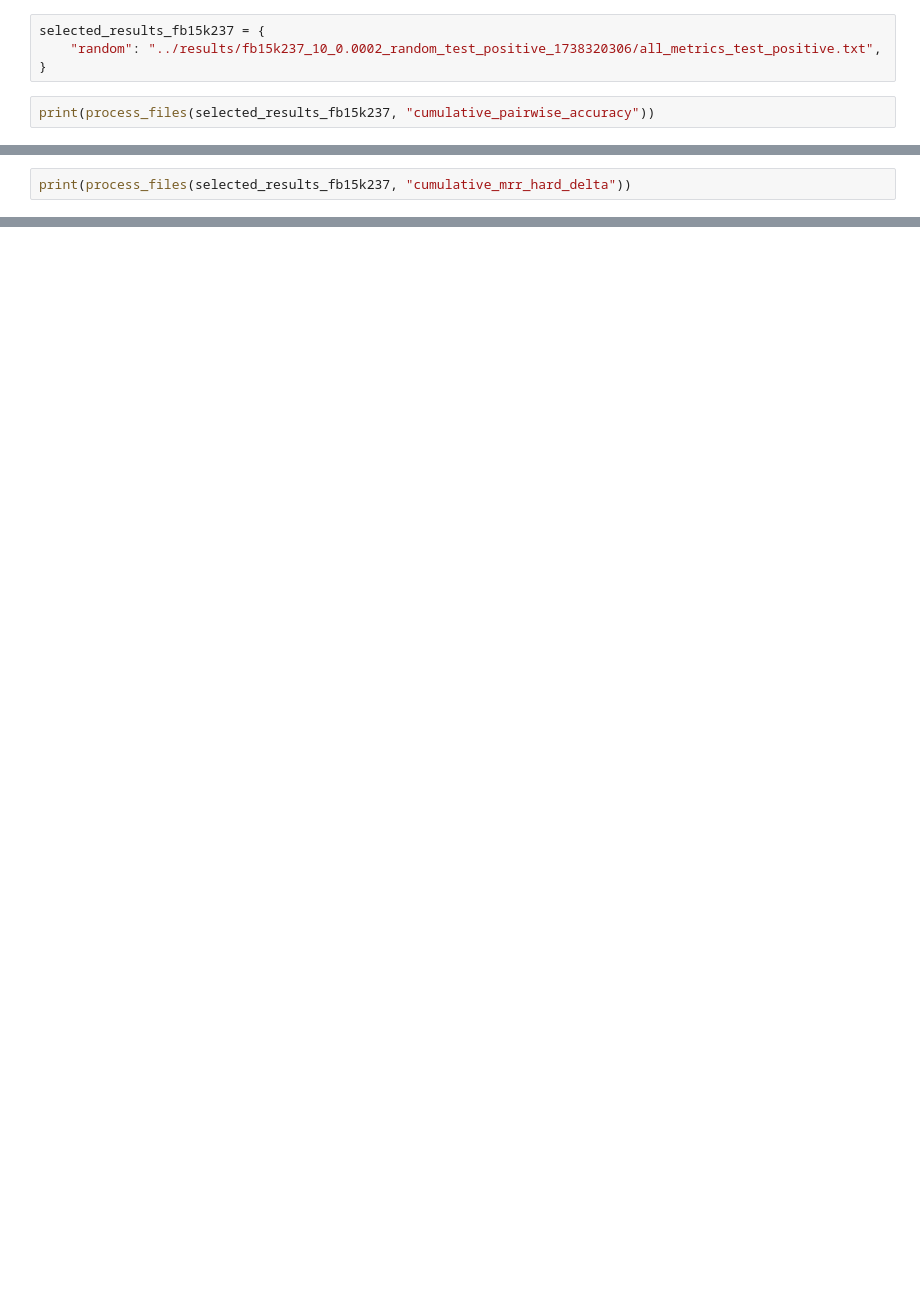
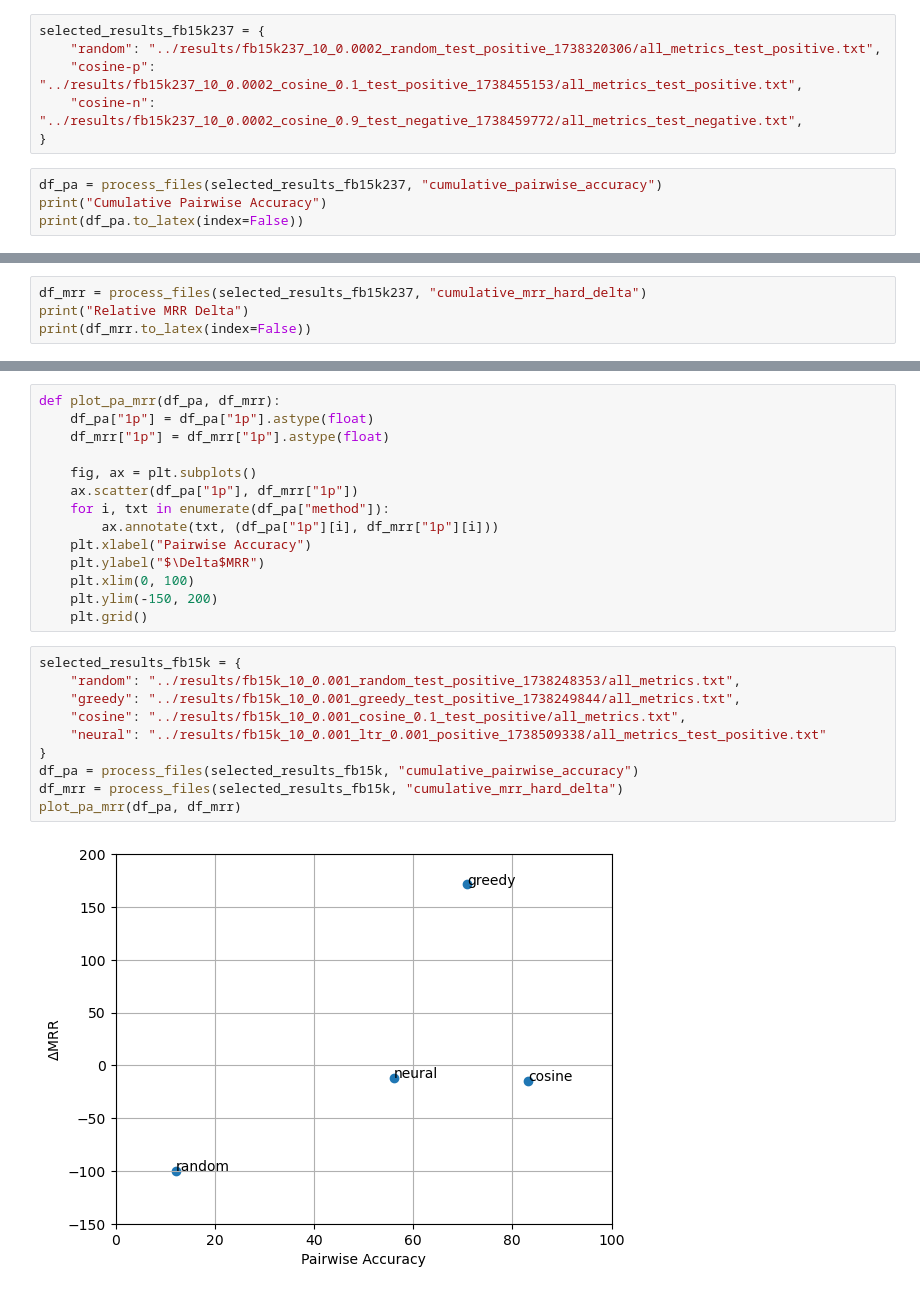
Before and after one commit to dfdazac/nqr, a Jupyter notebook: notebooks/01-make-results-table.ipynb, the cells around one changed output, grey strips where cells are left out. Saved outputs shown, nothing was run; the diff lists cells and outputs as text; blank space fills up the shorter version.

```diff
--- a/notebooks/01-make-results-table.ipynb
+++ b/notebooks/01-make-results-table.ipynb
@@ -66,7 +75,11 @@ cosine-n & -17.44 & -22.29 & -22.76 & -18.05 & -25.44 & -28.48 & -24.63 & -21.85
 # %%
 selected_results_fb15k237 = {
     "random": "../results/fb15k237_10_0.0002_random_test_positive_1738320306/all_metrics_test_positive.txt",
+    "cosine-p": "../results/fb15k237_10_0.0002_cosine_0.1_test_positive_1738455153/all_metrics_test_positive.txt",
+    "cosine-n": "../results/fb15k237_10_0.0002_cosine_0.9_test_negative_1738459772/all_metrics_test_negative.txt",
 }
 # %%
-print(process_files(selected_results_fb15k237, "cumulative_pairwise_accuracy"))
+df_pa = process_files(selected_results_fb15k237, "cumulative_pairwise_accuracy")
+print("Cumulative Pairwise Accuracy")
+print(df_pa.to_latex(index=False))
 # %% [output]
@@ -78,5 +94,7 @@ random & 33.02 & 44.26 & 49.08 & 33.54 & 29.89 & 42.49 & 38.03 & 40.99 & 37.60 &
 \bottomrule
 \end{tabular}
 # %%
-print(process_files(selected_results_fb15k237, "cumulative_mrr_hard_delta"))
+df_mrr = process_files(selected_results_fb15k237, "cumulative_mrr_hard_delta")
+print("Relative MRR Delta")
+print(df_mrr.to_latex(index=False))
 # %% [output]
@@ -88,2 +109,28 @@ random & -98.14 & -95.37 & -95.46 & -99.39 & -99.60 & -96.96 & -98.62 & -97.28 &
 \bottomrule
 \end{tabular}
+# %%
+def plot_pa_mrr(df_pa, df_mrr):
+    df_pa["1p"] = df_pa["1p"].astype(float)
+    df_mrr["1p"] = df_mrr["1p"].astype(float)
+
+    fig, ax = plt.subplots()
+    ax.scatter(df_pa["1p"], df_mrr["1p"])
+    for i, txt in enumerate(df_pa["method"]):
+        ax.annotate(txt, (df_pa["1p"][i], df_mrr["1p"][i]))
+    plt.xlabel("Pairwise Accuracy")
+    plt.ylabel("$\Delta$MRR")
+    plt.xlim(0, 100)
+    plt.ylim(-150, 200)
+    plt.grid()
+# %%
+selected_results_fb15k = {
+    "random": "../results/fb15k_10_0.001_random_test_positive_1738248353/all_metrics.txt",
+    "greedy": "../results/fb15k_10_0.001_greedy_test_positive_1738249844/all_metrics.txt",
+    "cosine": "../results/fb15k_10_0.001_cosine_0.1_test_positive/all_metrics.txt",
+    "neural": "../results/fb15k_10_0.001_ltr_0.001_positive_1738509338/all_metrics_test_positive.txt"
+}
+df_pa = process_files(selected_results_fb15k, "cumulative_pairwise_accuracy")
+df_mrr = process_files(selected_results_fb15k, "cumulative_mrr_hard_delta")
+plot_pa_mrr(df_pa, df_mrr)
+# %% [output]
+[figure, added]
```
Also changed, not shown: parts of 7 cells of this notebook, 3 other files.
